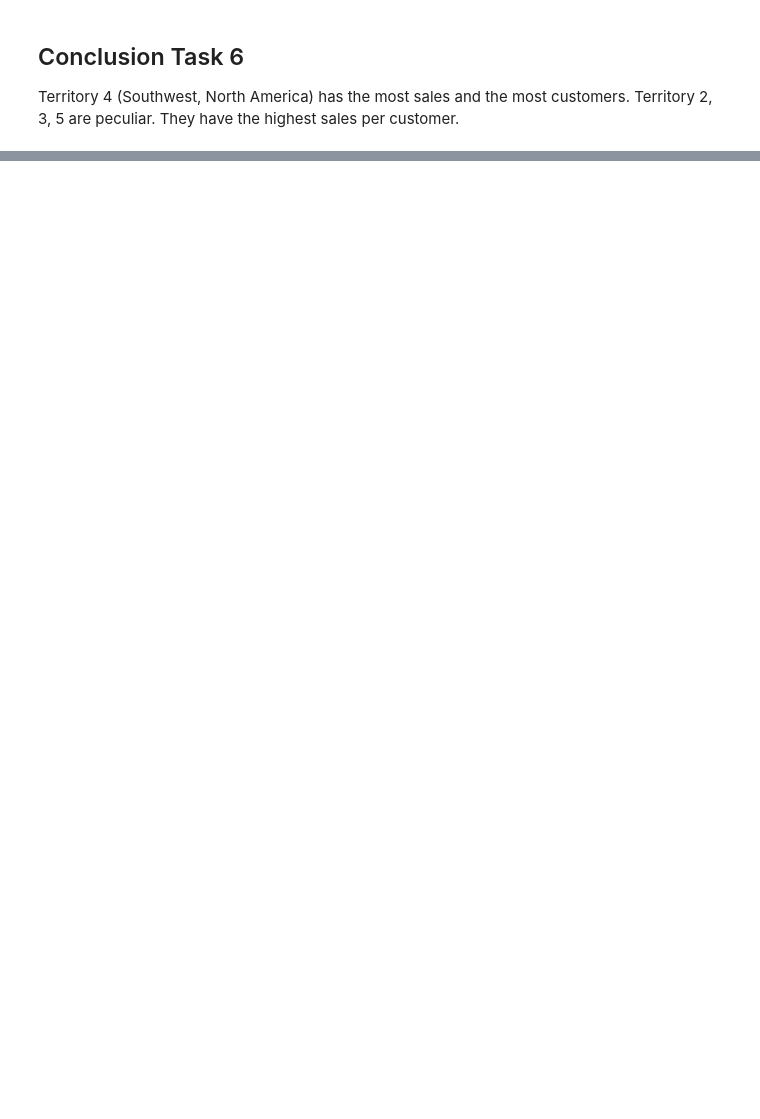
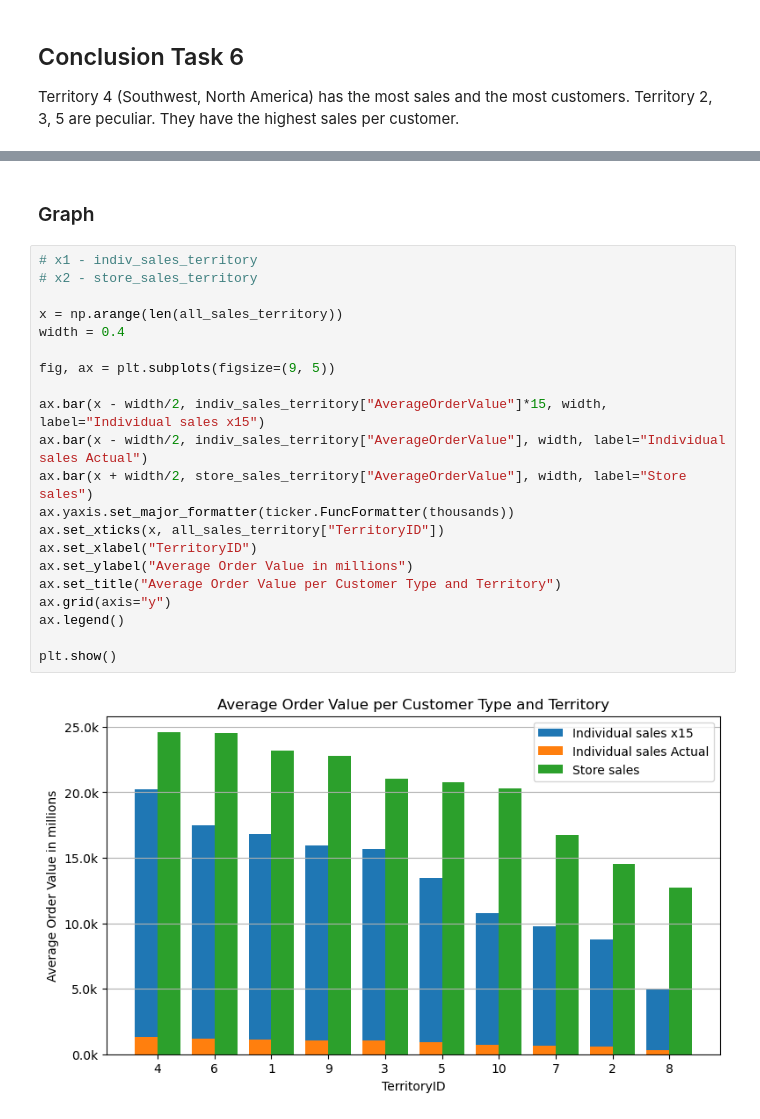
Before and after one commit to markusgunnar/AdventureWorks2025, a Jupyter notebook: Results_Rework.ipynb, the cells around one changed output, grey strips where cells are left out. Cells and saved outputs as stored; diff of their text form; blank space fills up the shorter version.

```diff
--- a/Results_Rework.ipynb
+++ b/Results_Rework.ipynb
@@ -638,0 +632,25 @@ sales_person_id_df3
+# %% [markdown]
+### Graph
+# %%
+# x1 - indiv_sales_territory
+# x2 - store_sales_territory
+
+x = np.arange(len(all_sales_territory))
+width = 0.4
+
+fig, ax = plt.subplots(figsize=(9, 5))
+
+ax.bar(x - width/2, indiv_sales_territory["AverageOrderValue"]*15, width, label="Individual sales x15")
+ax.bar(x - width/2, indiv_sales_territory["AverageOrderValue"], width, label="Individual sales Actual")
+ax.bar(x + width/2, store_sales_territory["AverageOrderValue"], width, label="Store sales")
+ax.yaxis.set_major_formatter(ticker.FuncFormatter(thousands))
+ax.set_xticks(x, all_sales_territory["TerritoryID"])
+ax.set_xlabel("TerritoryID")
+ax.set_ylabel("Average Order Value in millions")
+ax.set_title("Average Order Value per Customer Type and Territory")
+ax.grid(axis="y")
+ax.legend()
+
+plt.show()
+# %% [output]
+[figure, added]
```
Also changed, not shown: parts of 9 cells of this notebook.
